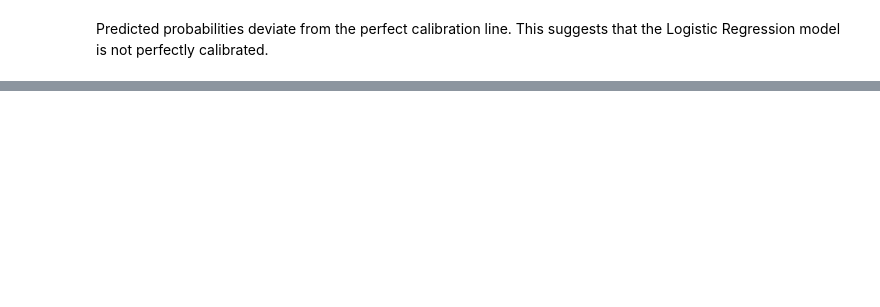
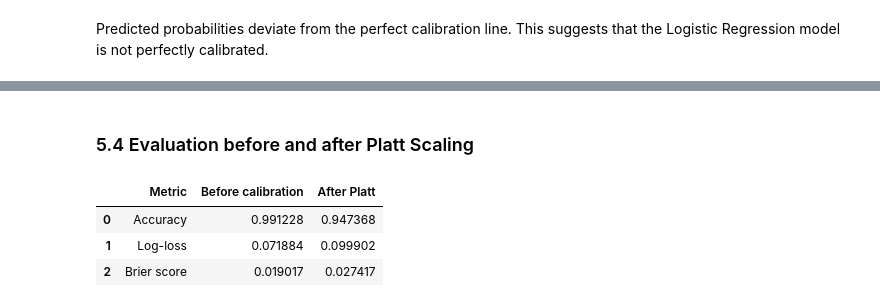
Before and after one commit to martamacri/Calibration_of_Probabilities, a Jupyter notebook: notebooks/01_breast_cancer_analysis.ipynb, the cells around one changed output, grey strips where cells are left out. Saved outputs shown, nothing was run; the diff lists cells and outputs as text; code cells hidden in the pictures; blank space fills up the shorter version.

```diff
--- a/notebooks/01_breast_cancer_analysis.ipynb
+++ b/notebooks/01_breast_cancer_analysis.ipynb
@@ -448,0 +440,2 @@ Predicted probabilities deviate from the perfect calibration line. This suggests
+# %%
+platt_lr.fit(scores_cal_lr, y_cal)
@@ -448,0 +446,2 @@ Predicted probabilities deviate from the perfect calibration line. This suggests
+# %%
+y_prob_test_lr_platt = platt_lr.predict_proba(scores_test_lr)
@@ -448,0 +450,2 @@ Predicted probabilities deviate from the perfect calibration line. This suggests
+# %%
+y_pred_test_lr_platt = (y_prob_test_lr_platt >= 0.5).astype(int)
@@ -448,0 +454,8 @@ Predicted probabilities deviate from the perfect calibration line. This suggests
+# %%
+accuracy_lr_platt = accuracy_score(y_test, y_pred_test_lr_platt)
+logloss_lr_platt = log_loss(y_test, y_prob_test_lr_platt)
+brier_lr_platt = brier_score_loss(y_test, y_prob_test_lr_platt)
+
+print(f"Accuracy:    {accuracy_lr_platt:.4f}")
+print(f"Log-loss:    {logloss_lr_platt:.4f}")
+print(f"Brier score: {brier_lr_platt:.4f}")
@@ -448,0 +478,27 @@ Predicted probabilities deviate from the perfect calibration line. This suggests
+# %% [markdown]
+### 5.4 Evaluation before and after Platt Scaling
+# %%
+comparison_platt_lr = pd.DataFrame({
+    "Metric": [
+        "Accuracy",
+        "Log-loss",
+        "Brier score"
+    ],
+    "Before calibration": [
+        accuracy_lr,
+        logloss_lr,
+        brier_lr
+    ],
+    "After Platt": [
+        accuracy_lr_platt,
+        logloss_lr_platt,
+        brier_lr_platt
+    ]
+})
+
+comparison_platt_lr
+# %% [output]
+|  | Metric | Before calibration | After Platt |
+| 0 | Accuracy | 0.991228 | 0.947368 |
+| 1 | Log-loss | 0.071884 | 0.099902 |
+| 2 | Brier score | 0.019017 | 0.027417 |
```
Also changed, not shown: parts of 17 cells of this notebook.
